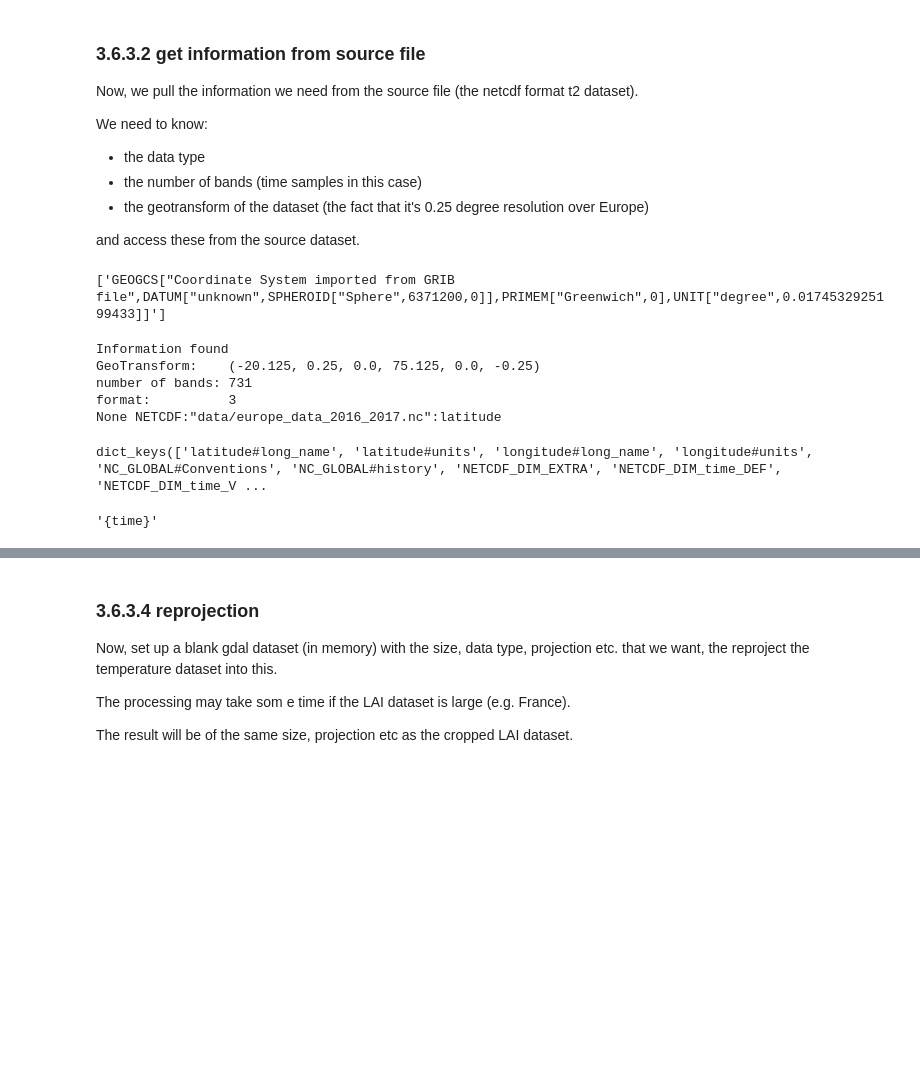
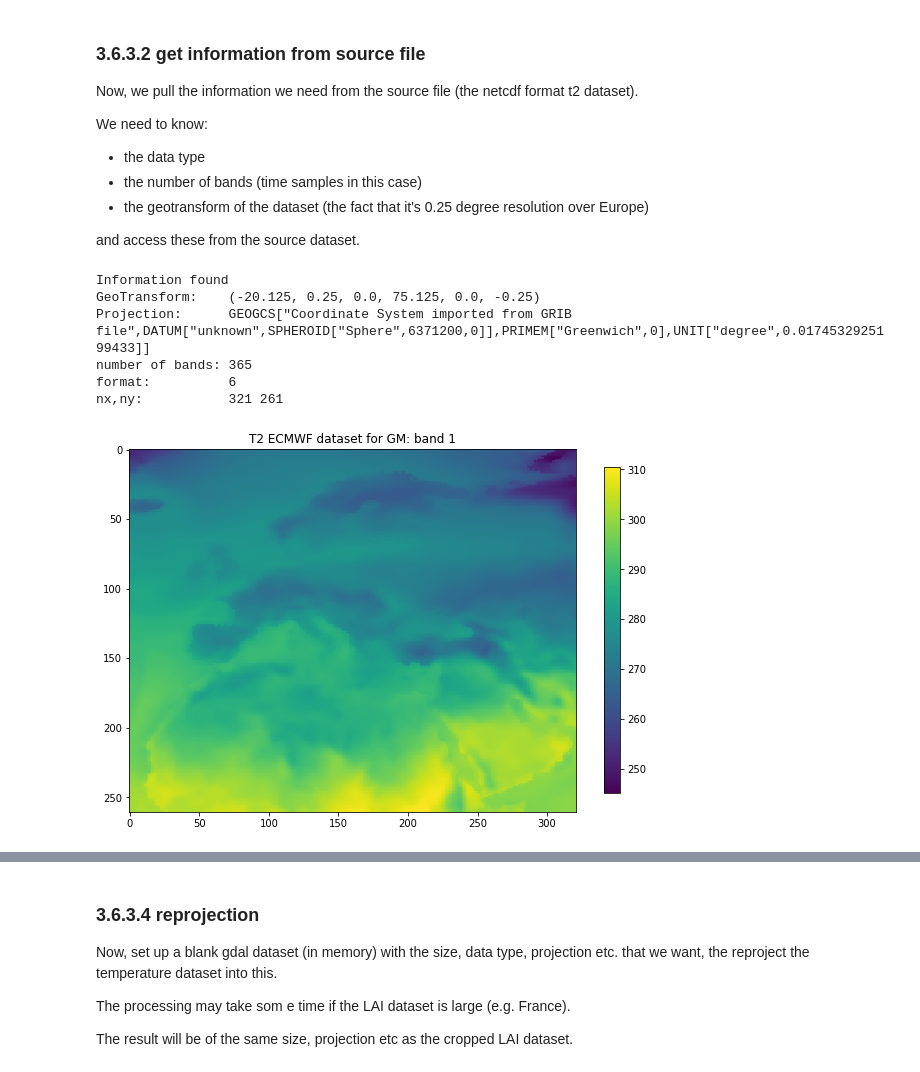
Before and after one commit to profLewis/geog0111_OLD, a Jupyter notebook: Chapter3_6_GDAL_Reconciling_projections.ipynb, the cells around one changed output, grey strips where cells are left out. Cells and saved outputs as stored; diff of their text form; code cells hidden in the pictures; blank space fills up the shorter version.

```diff
--- a/Chapter3_6_GDAL_Reconciling_projections.ipynb
+++ b/Chapter3_6_GDAL_Reconciling_projections.ipynb
@@ -316,91 +416,50 @@ We need to know:
 * the geotransform of the dataset (the fact that it's 0.25 degree resolution over Europe)
 
 and access these from the source dataset.
-# %%
-from osgeo import gdal
-import requests
-from pathlib import Path
-import numpy as np
-
-# download example grib file from
-url = "http://gribs2.gmn-usa.com/cgi-bin/" +\
-        "weather_fetch.pl?parameter=wind&days=7&region=Pacific&dataset=nww3"
-ofile = 'data/Pacific.wind.7days.grb'
-overwrite = False
-
-# get the example grib datafile
-# see
-# https://gis.stackexchange.com/questions/
-# 289314/using-gdal-to-read-data-from-grib-file-in-python
-output_fname = Path(ofile)
-with requests.Session() as session:
-    r1 = session.request('get',url)
-    if r1.url:
-        r2 = session.get(r1.url)
-        data = r2.content
-        d = 0
-        if overwrite or (not output_fname.exists()):
-            with open(output_fname, 'wb') as fp:
-                d = fp.write(data)
-
-dataset = gdal.Open(path)
-wkt = dataset.GetProjection()
-with open('data/grb.wkt', 'w') as fp:
-    # write wkt to file
-    d = fp.write(wkt)
-
-# test opening it
-wkt2 = open('data/grb.wkt','r').readlines()
-
-print(wkt2)
-# %% [output]
-['GEOGCS["Coordinate System imported from GRIB file",DATUM["unknown",SPHEROID["Sphere",6371200,0]],PRIMEM["Greenwich",0],UNIT["degree",0.0174532925199433]]']
 # %%
 from osgeo import gdal, gdalconst,osr
 import numpy as np
 
 # set up conditions
-
-src_filename = 'data/europe_data_2016_2017.nc'
-
+src_filename = f'data/europe_data_{year}.nc'
 '''
 access information from source
 '''
 src_dataname = 'NETCDF:"'+src_filename+'":t2m'
-src_latitude = 'NETCDF:"'+src_filename+'":latitude'
-src_longitude = 'NETCDF:"'+src_filename+'":longitude'
-
-src     = gdal.Open(src_dataname, gdalconst.GA_ReadOnly)
+src     = gdal.Open(src_filename, gdalconst.GA_ReadOnly)
 
 '''
 Get geotrans, data type and number of bands
 from source dataset
 '''
 band1 = src.GetRasterBand(1)
+src_proj = src.GetProjection()
 src_geotrans = src.GetGeoTransform()
 nbands = src.RasterCount
 src_format = band1.DataType
+nx = band1.XSize
+ny = band1.YSize
 
 print('Information found')
 print('GeoTransform:   ',src_geotrans)
+print('Projection:     ',src_proj)
 print('number of bands:',nbands)
 print('format:         ',src_format)
+print('nx,ny:          ',nx,ny)
 
-# visualise
+# read data
 t2m = band1.ReadAsArray()
-src_lat = gdal.Open(src_latitude, gdalconst.GA_ReadOnly)
-print(src_lat,src_latitude)
+plt.figure(figsize=(10,10))
+ax = plt.subplot ( 1, 1, 1)
+ax.set_title(f'T2 ECMWF dataset for {country_code}: band 1')
+
+im = plt.imshow(t2m)
+_ = plt.colorbar(im,shrink=0.6)
 # %% [output]
 Information found
 GeoTransform:    (-20.125, 0.25, 0.0, 75.125, 0.0, -0.25)
-number of bands: 731
-format:          3
-None NETCDF:"data/europe_data_2016_2017.nc":latitude
+Projection:      GEOGCS["Coordinate System imported from GRIB file",DATUM["unknown",SPHEROID["Sphere",6371200,0]],PRIMEM["Greenwich",0],UNIT["degree",0.0174532925199433]]
+number of bands: 365
+format:          6
+nx,ny:           321 261
+[figure, added]
-# %%
-src     = gdal.Open(src_filename, gdalconst.GA_ReadOnly)
-meta = dict(src.GetMetadata())
-print(meta.keys())
-meta['NETCDF_DIM_EXTRA']
-# %% [output]
-dict_keys(['latitude#long_name', 'latitude#units', 'longitude#long_name', 'longitude#units', 'NC_GLOBAL#Conventions', 'NC_GLOBAL#history', 'NETCDF_DIM_EXTRA', 'NETCDF_DIM_time_DEF', 'NETCDF_DIM_time_V ...
-'{time}'
```
Also changed, not shown: parts of 47 cells of this notebook, 7 other files.
